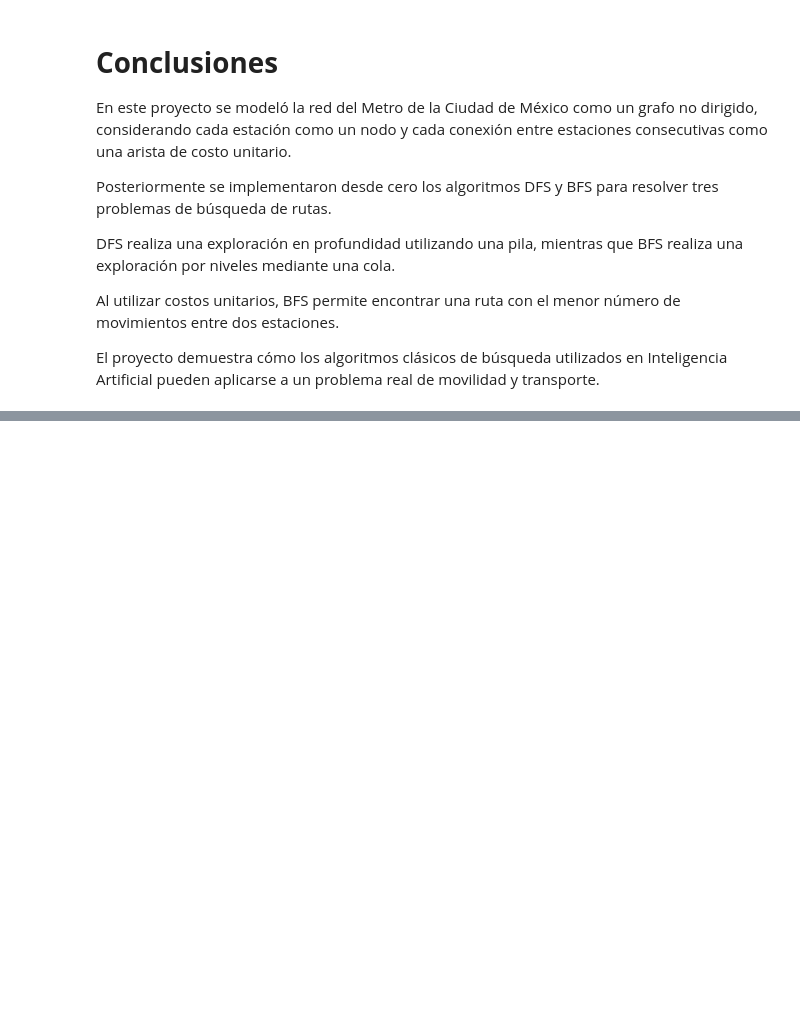
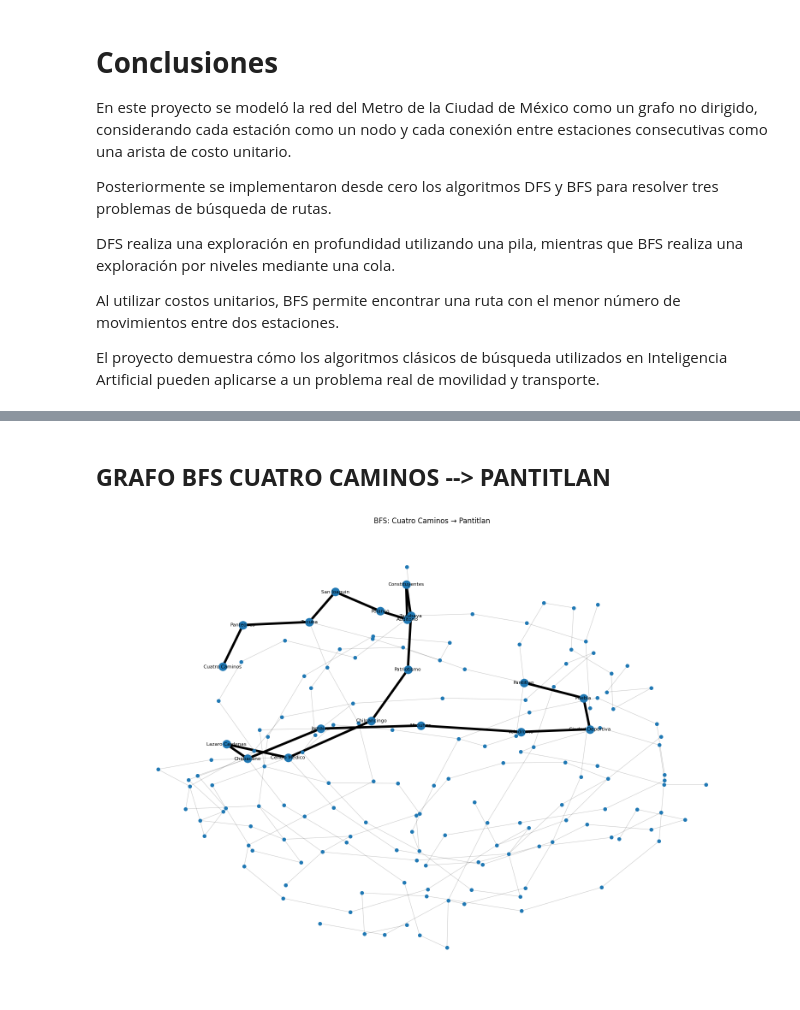
Before and after one commit to 421110016-a11y/metro-cdmx-dfs-bfs, a Jupyter notebook: Metro_CDMX_DFS_BFS.ipynb, the cells around one changed output, grey strips where cells are left out. Cells and saved outputs as stored; diff of their text form; code cells hidden in the pictures; blank space fills up the shorter version.

Commit message:
Agrega resultados, comparación y visualización de rutas BFS

```diff
--- a/Metro_CDMX_DFS_BFS.ipynb
+++ b/Metro_CDMX_DFS_BFS.ipynb
@@ -782,0 +809,12 @@ y transporte.
+# %%
+# Ruta 1: Cuatro Caminos -> Pantitlan
+dfs_1 = dfs(G, "Cuatro Caminos", "Pantitlan")
+bfs_1 = bfs(G, "Cuatro Caminos", "Pantitlan")
+
+# Ruta 2: Politecnico -> Tasqueña
+dfs_2 = dfs(G, "Politecnico", "Tasqueña")
+bfs_2 = bfs(G, "Politecnico", "Tasqueña")
+
+# Ruta 3: Zapata -> Oceania
+dfs_3 = dfs(G, "Zapata", "Oceania")
+bfs_3 = bfs(G, "Zapata", "Oceania")
@@ -782,0 +928,8 @@ y transporte.
+# %%
+# Posiciones de los nodos para visualizar el grafo
+pos = nx.spring_layout(
+    G,
+    seed=42,
+    k=0.4,
+    iterations=100
+)
@@ -782,0 +991,10 @@ y transporte.
+# %% [markdown]
+## **GRAFO BFS CUATRO CAMINOS --> PANTITLAN**
+# %%
+visualizar_ruta(
+    G,
+    bfs_1,
+    "BFS: Cuatro Caminos → Pantitlan"
+)
+# %% [output]
+[figure, added]
```
Also changed, not shown: parts of 11 cells of this notebook.
